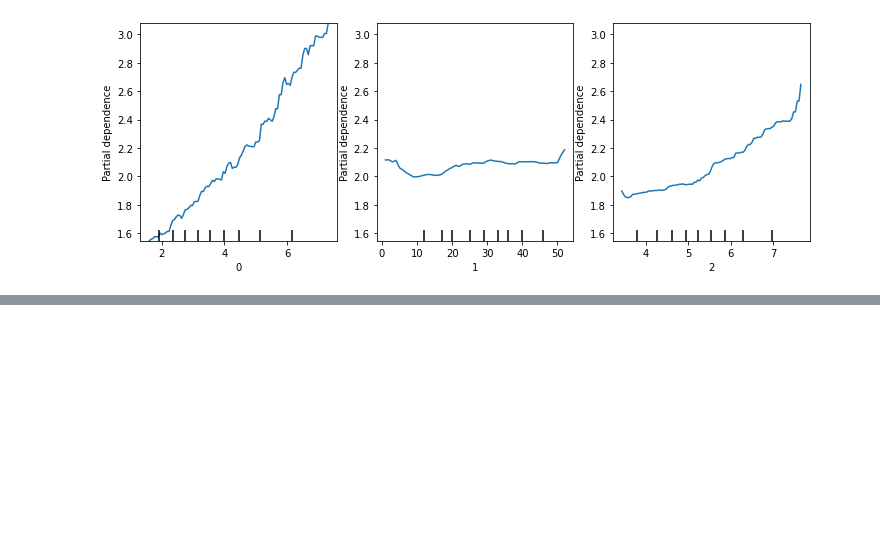
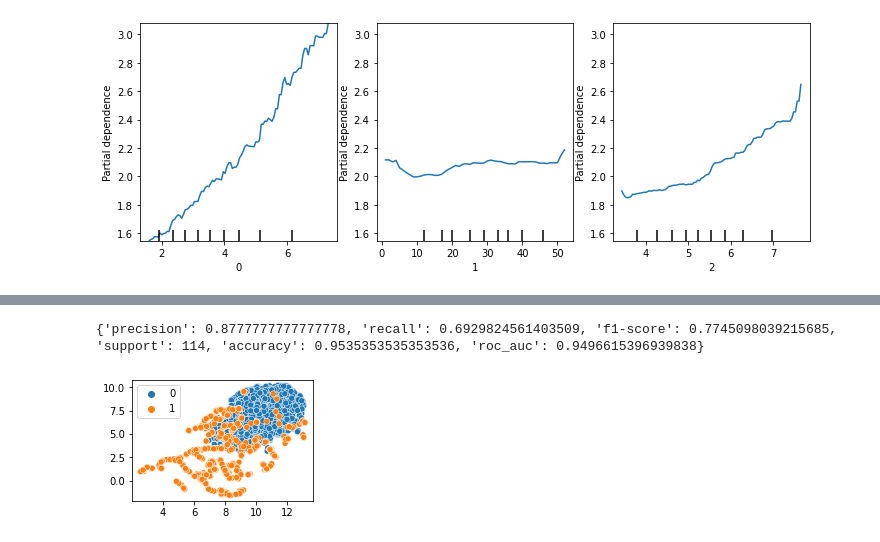
Before and after one commit to gavrevnik/analytics_tools, a Jupyter notebook: ML.ipynb, the cells around one changed output, grey strips where cells are left out. Cells and saved outputs as stored; diff of their text form; code cells hidden in the pictures; blank space fills up the shorter version.

```diff
--- a/ML.ipynb
+++ b/ML.ipynb
@@ -1734,0 +1832,8 @@ ml.draw_pdp(model, df_train, ['MedInc', 'HouseAge', 'AveRooms'])
+# %%
+# даем больше точек меньшему кластеру по SMOTE; over_sampling strategy
+# точность улучшается - не дропаем лишнюю инфу, добавляем умную дополнительную
+from imblearn.over_sampling import SMOTE
+check_model_score(X, y, SMOTE)
+# %% [output]
+{'precision': 0.8777777777777778, 'recall': 0.6929824561403509, 'f1-score': 0.7745098039215685, 'support': 114, 'accuracy': 0.9535353535353536, 'roc_auc': 0.9496615396939838}
+[figure, added]
```
Also changed, not shown: parts of 10 cells of this notebook, 2 other files.
